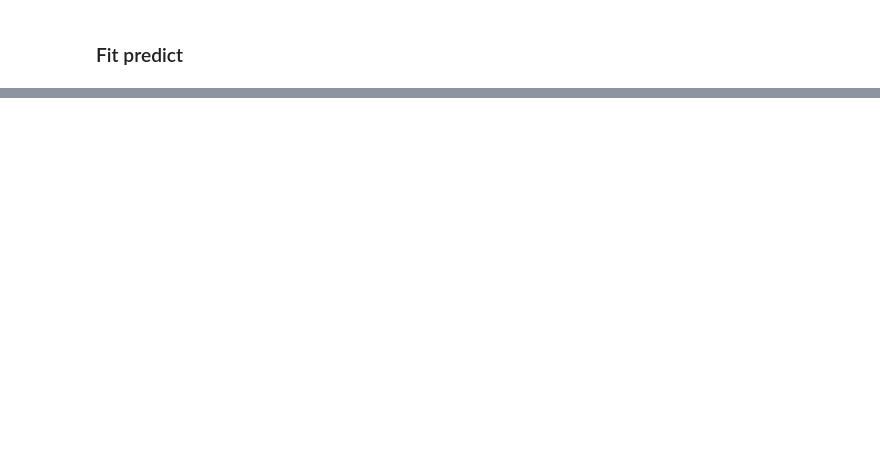
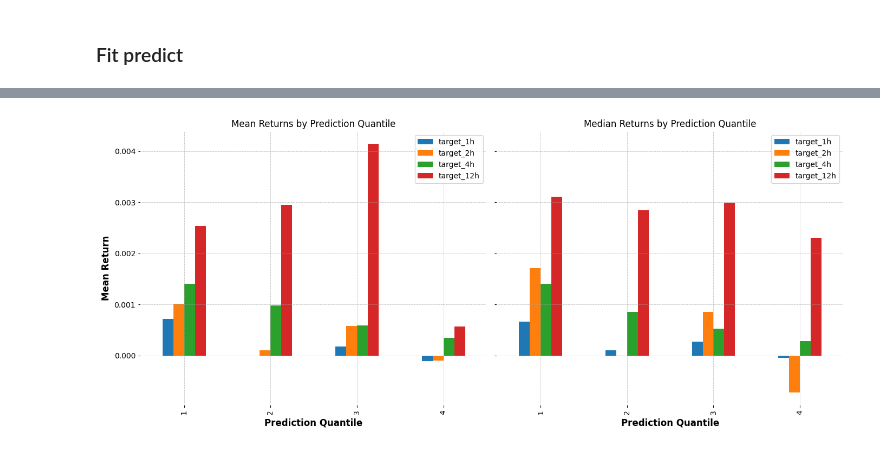
Before and after one commit to lansetaowa/ml-trading-signal, a Jupyter notebook: notebooks/rf-reg_pipeline.ipynb, the cells around one changed output, grey strips where cells are left out. Cells and saved outputs as stored; diff of their text form; code cells hidden in the pictures; blank space fills up the shorter version.

```diff
--- a/notebooks/rf-reg_pipeline.ipynb
+++ b/notebooks/rf-reg_pipeline.ipynb
@@ -62,0 +235,4 @@ pred_df = train_and_predict(df_processed, cv = tscv)
+# %%
+rt_stats = reg_eval.compute_return_stats_by_quantile(pred_df_all=pred_all,
+                                                        target_cols=target_cols)
+print(rt_stats)
@@ -62,0 +255,4 @@ pred_df = train_and_predict(df_processed, cv = tscv)
+# %%
+reg_eval.plot_return_stats_by_quantile(rt_stats)
+# %% [output]
+[figure, added]
```
Also changed, not shown: parts of 42 cells of this notebook, 13 other files.
